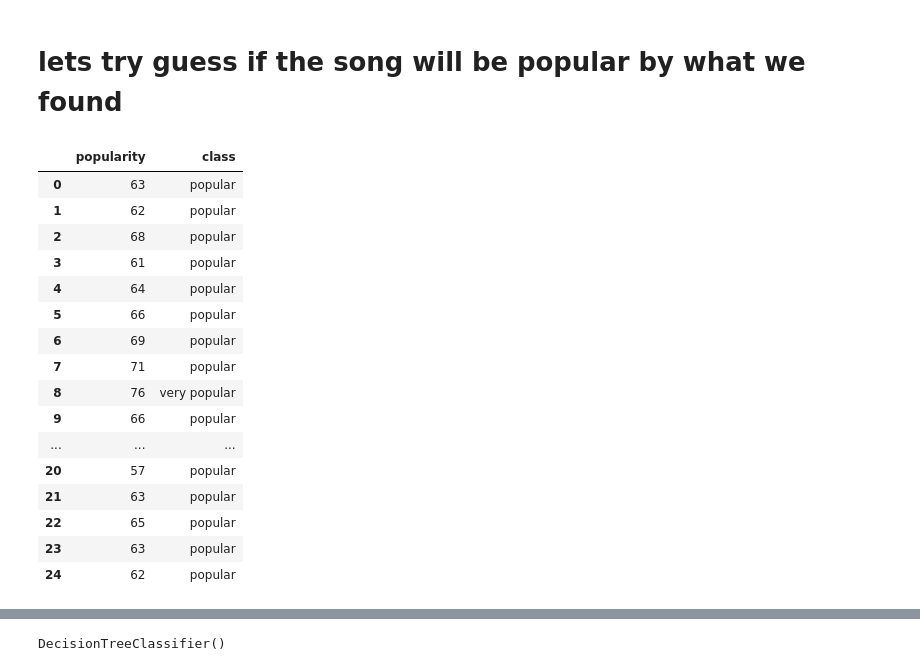
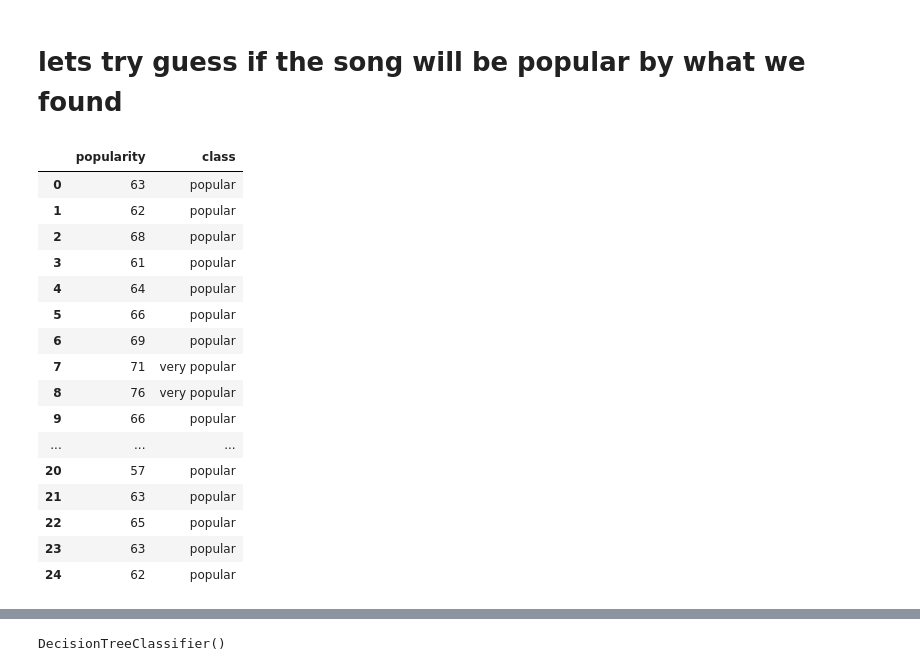
Before and after one commit to natihuri1/spotifyProject, a Jupyter notebook: spotifyProject.ipynb, the cells around one changed output, grey strips where cells are left out. Cells and saved outputs as stored; diff of their text form; code cells hidden in the pictures.

```diff
--- a/spotifyProject.ipynb
+++ b/spotifyProject.ipynb
@@ -314,24 +323,24 @@ Pearsons correlation Danceability Popularity: 0.911
 # lets try guess if the song will be popular by what we found
 # %%
 def popularity_groups(spotify_df):
-    if spotify_df['popularity'] < 50:
+    if spotify_df['popularity'] < 30:
         return 'not popular'
-    if spotify_df['popularity'] >= 50 and spotify_df['popularity'] < 75:
+    if spotify_df['popularity'] >= 30 and spotify_df['popularity'] < 70:
         return 'popular'
-    if spotify_df['popularity']>=75:
+    if spotify_df['popularity']>=70:
         return 'very popular'
 spotify_df['class'] = spotify_df.apply(popularity_groups, axis=1)
 spotify_df[['popularity', 'class']].head(25)
 # %% [output]
 |  | popularity | class |
 | 0 | 63 | popular |
 | 1 | 62 | popular |
 | 2 | 68 | popular |
 | 3 | 61 | popular |
 | 4 | 64 | popular |
 | 5 | 66 | popular |
 | 6 | 69 | popular |
-| 7 | 71 | popular |
+| 7 | 71 | very popular |
 | 8 | 76 | very popular |
 | 9 | 66 | popular |
 | ... | ... | ... |
```
Also changed, not shown: parts of 20 cells of this notebook.
